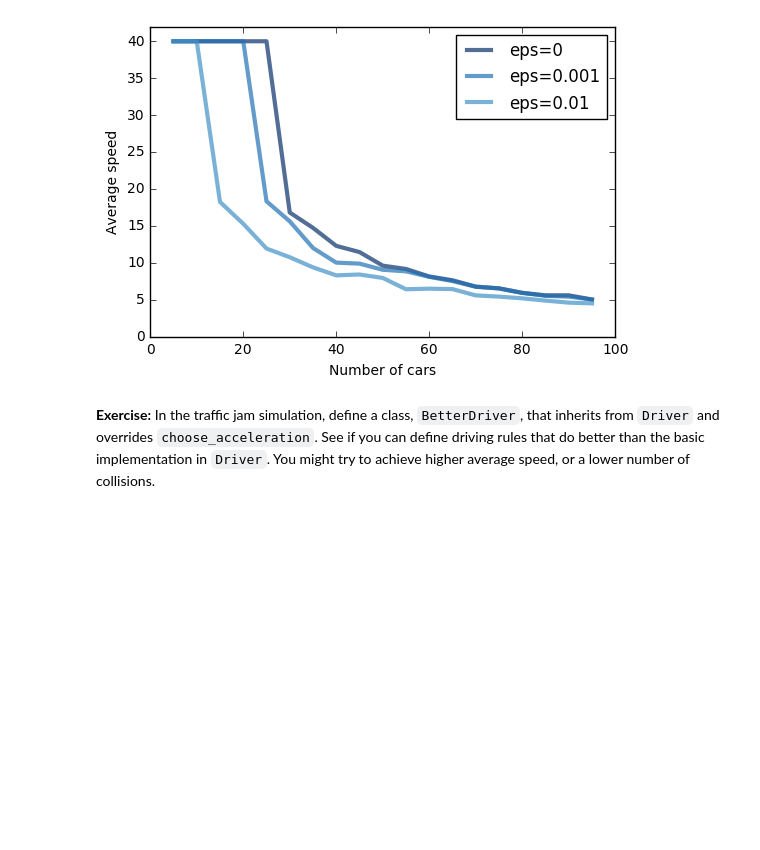
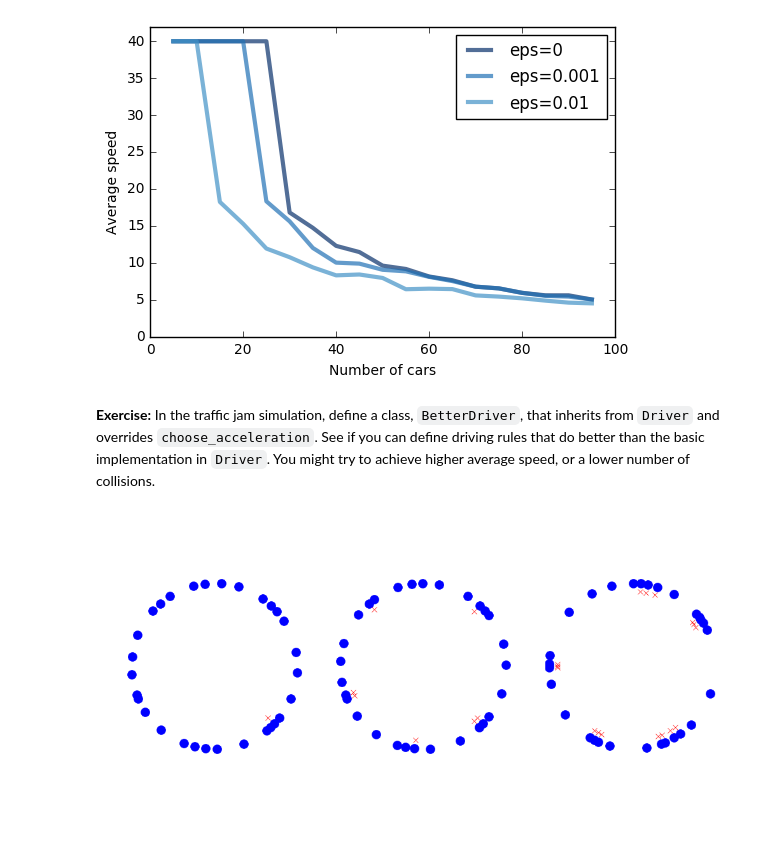
Before and after one commit to Margaretmcrawf/ThinkComplexity2, a Jupyter notebook: code/chap10.ipynb, the cells around one changed output. Saved outputs shown, nothing was run; the diff lists cells and outputs as text; code cells hidden in the pictures; blank space fills up the shorter version.

Commit message:
made a better driver

```diff
--- a/code/chap10.ipynb
+++ b/code/chap10.ipynb
@@ -253,0 +264,31 @@ average speed, or a lower number of collisions.
+# %%
+class BetterBetterDriver(Driver):
+
+    def choose_acceleration(self, d, threshold=30):
+        if d < threshold:
+            return -5
+        else:
+            return 1
+# %%
+H = Highway(30, eps=0.02, constructor=BetterBetterDriver)
+
+viewer = HighwayViewer(H)
+
+thinkplot.preplot(cols=3)
+for i in range(16):
+    H.step()
+viewer.draw()
+
+thinkplot.subplot(2)
+for i in range(1):
+    H.step()
+viewer.draw()
+
+thinkplot.subplot(3)
+for i in range(30):
+    H.step()
+viewer.draw()
+
+#Due to some computer trouble, I haven't gotten animations to work, but I plotted for 30 time steps.
+# %% [output]
+[figure, added]
```
Also changed, not shown: parts of 4 cells of this notebook.
